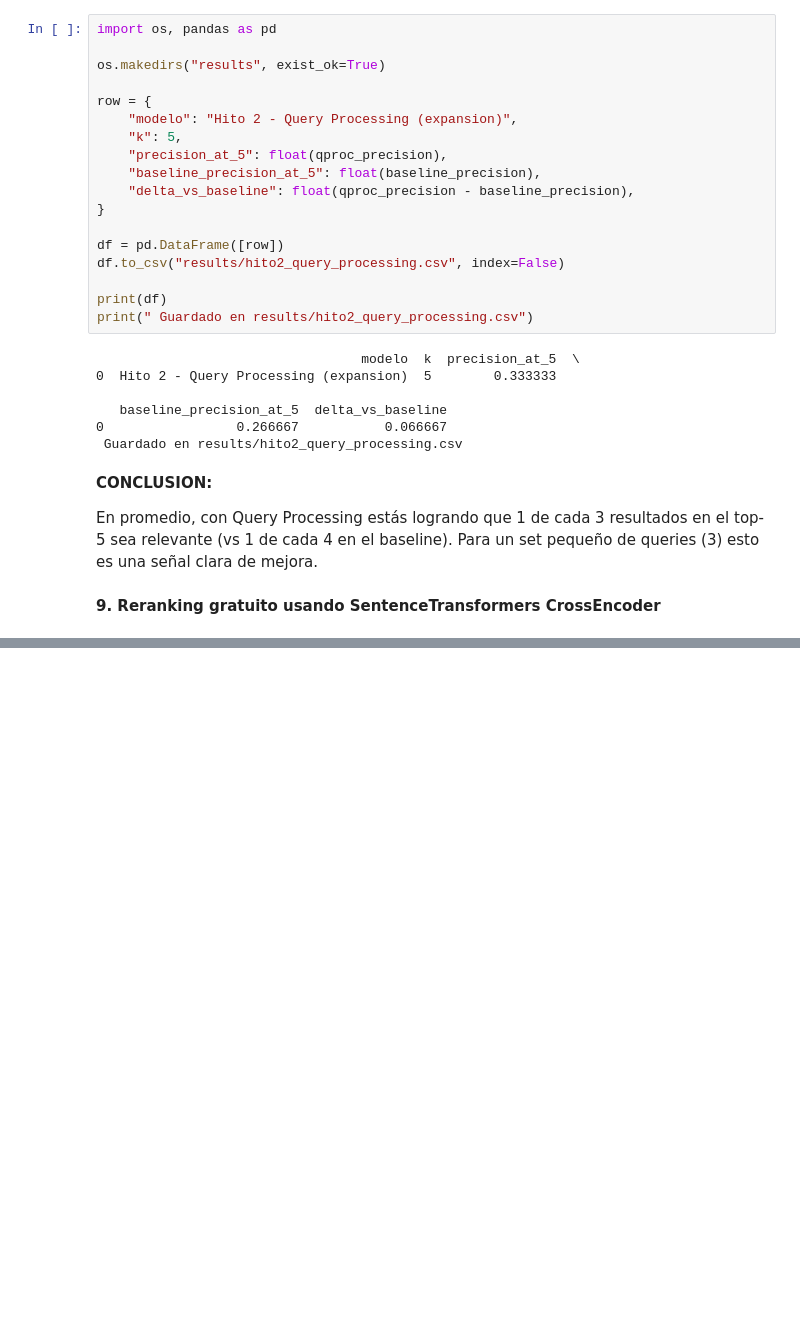
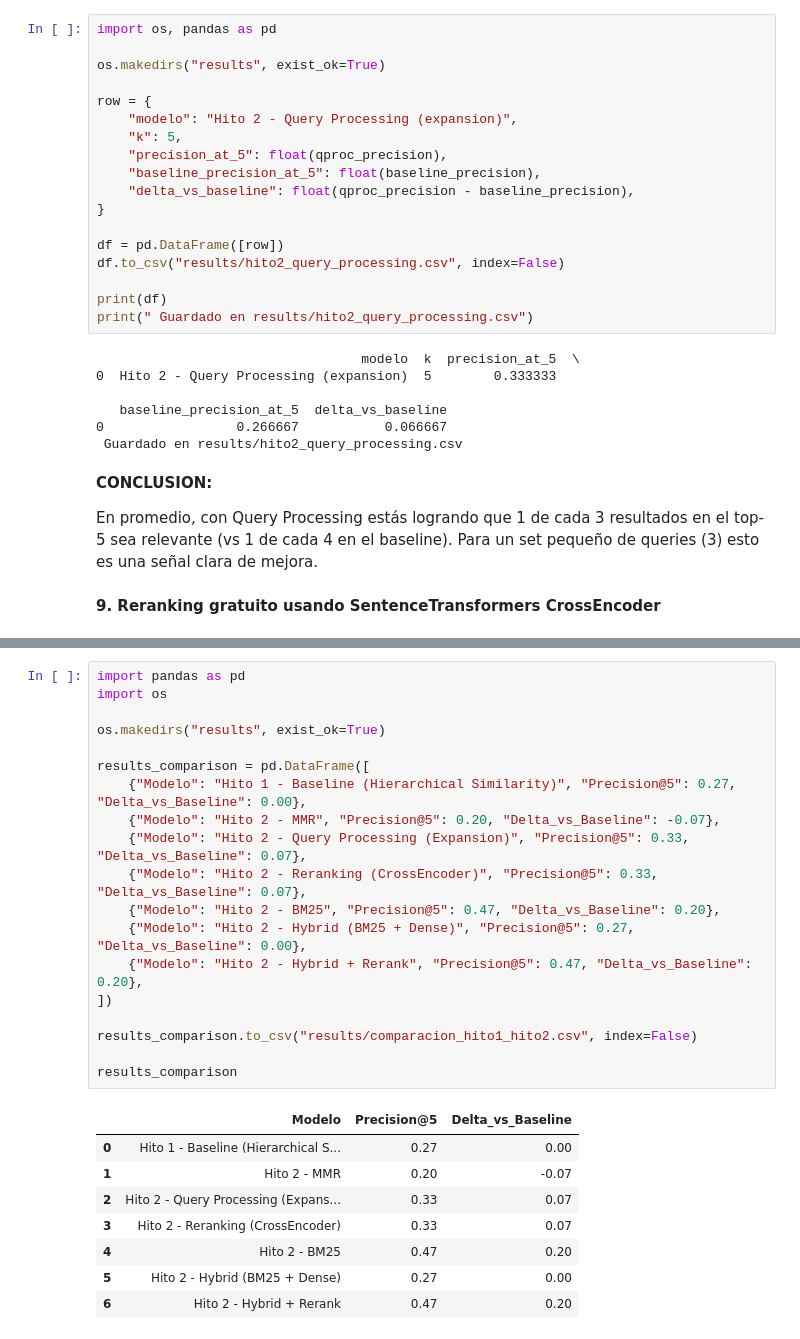
Before and after one commit to nalpata/proyecto_aplicado_preservantes, a Jupyter notebook: notebooks/Proyecto_1_Hito_2.ipynb, the cells around one changed output, grey strips where cells are left out. Drawn from its saved outputs; the diff is of its cells as text; blank space fills up the shorter version.

```diff
--- a/notebooks/Proyecto_1_Hito_2.ipynb
+++ b/notebooks/Proyecto_1_Hito_2.ipynb
@@ -1317,0 +1617,28 @@ Delta vs baseline: 0.06666666666666665
+# %%
+import pandas as pd
+import os
+
+os.makedirs("results", exist_ok=True)
+
+results_comparison = pd.DataFrame([
+    {"Modelo": "Hito 1 - Baseline (Hierarchical Similarity)", "Precision@5": 0.27, "Delta_vs_Baseline": 0.00},
+    {"Modelo": "Hito 2 - MMR", "Precision@5": 0.20, "Delta_vs_Baseline": -0.07},
+    {"Modelo": "Hito 2 - Query Processing (Expansion)", "Precision@5": 0.33, "Delta_vs_Baseline": 0.07},
+    {"Modelo": "Hito 2 - Reranking (CrossEncoder)", "Precision@5": 0.33, "Delta_vs_Baseline": 0.07},
+    {"Modelo": "Hito 2 - BM25", "Precision@5": 0.47, "Delta_vs_Baseline": 0.20},
+    {"Modelo": "Hito 2 - Hybrid (BM25 + Dense)", "Precision@5": 0.27, "Delta_vs_Baseline": 0.00},
+    {"Modelo": "Hito 2 - Hybrid + Rerank", "Precision@5": 0.47, "Delta_vs_Baseline": 0.20},
+])
+
+results_comparison.to_csv("results/comparacion_hito1_hito2.csv", index=False)
+
+results_comparison
+# %% [output]
+|  | Modelo | Precision@5 | Delta_vs_Baseline |
+| 0 | Hito 1 - Baseline (Hierarchical S... | 0.27 | 0.00 |
+| 1 | Hito 2 - MMR | 0.20 | -0.07 |
+| 2 | Hito 2 - Query Processing (Expans... | 0.33 | 0.07 |
+| 3 | Hito 2 - Reranking (CrossEncoder) | 0.33 | 0.07 |
+| 4 | Hito 2 - BM25 | 0.47 | 0.20 |
+| 5 | Hito 2 - Hybrid (BM25 + Dense) | 0.27 | 0.00 |
+| 6 | Hito 2 - Hybrid + Rerank | 0.47 | 0.20 |
```
Also changed, not shown: parts of 11 cells of this notebook.
